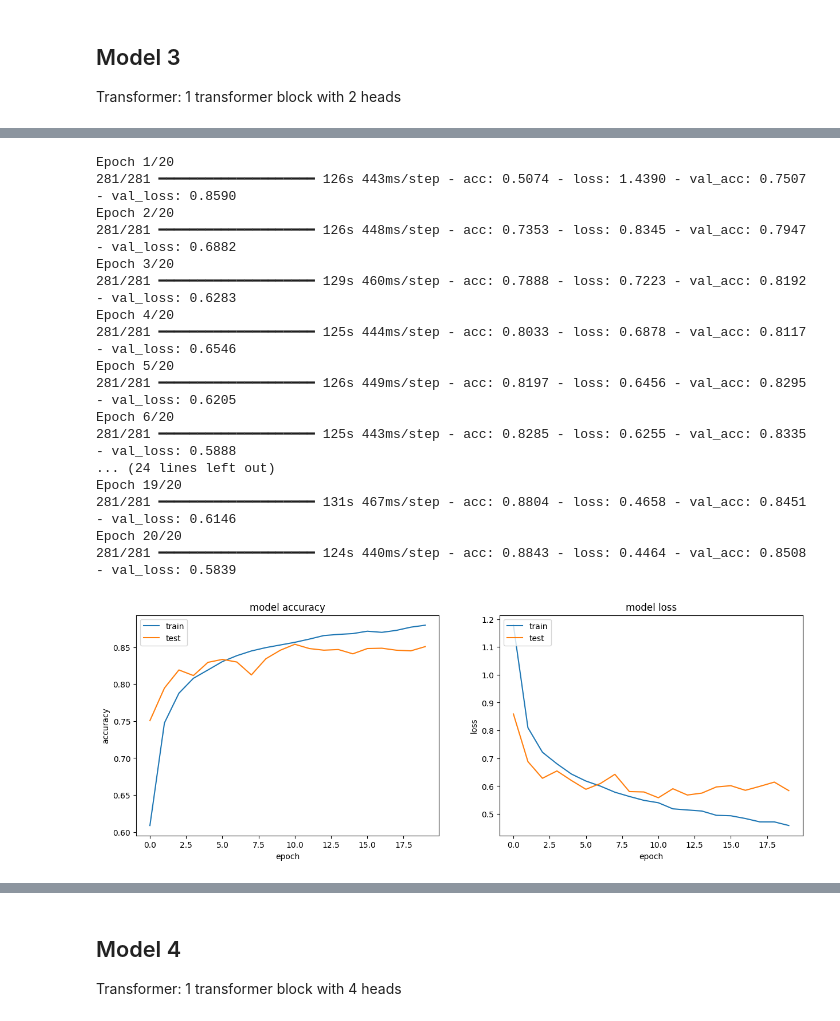
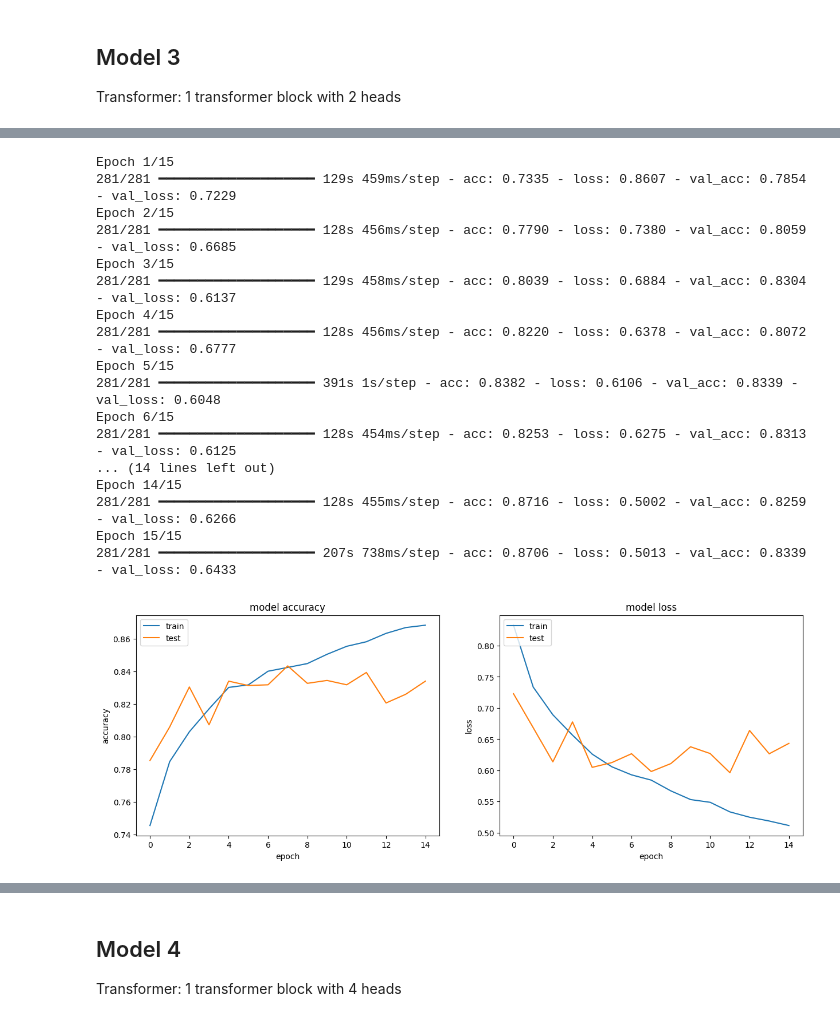
Before and after one commit to colew658/sequential_txt_clf, a Jupyter notebook: txt_clf.ipynb, the cells around one changed output, grey strips where cells are left out. Drawn from its saved outputs; the diff is of its cells as text; code cells hidden in the pictures.

Commit message:
Update transformer models

```diff
--- a/txt_clf.ipynb
+++ b/txt_clf.ipynb
@@ -670,34 +674,34 @@ Model: "functional_7"
  Non-trainable params: 1,548,950 (5.91 MB)
 None
 # %%
-histories_model3 = []
-tmp_model3 = model_xformer20_model3.fit(
-    X_train,
-    y_train_ohe,
-    validation_data=(X_test, y_test_ohe),
-    epochs=20,
-    batch_size=32,
-)
-histories_model3.append(tmp_model3)
-visual_performance(histories_model3)
+# histories_model3 = []
+# tmp_model3 = model_xformer20_model3.fit(
+#     X_train,
+#     y_train_ohe,
+#     validation_data=(X_test, y_test_ohe),
+#     epochs=15,
+#     batch_size=32,
+# )
+# histories_model3.append(tmp_model3)
+# visual_performance(histories_model3)
 # %% [output]
-Epoch 1/20
-281/281 ━━━━━━━━━━━━━━━━━━━━ 126s 443ms/step - acc: 0.5074 - loss: 1.4390 - val_acc: 0.7507 - val_loss: 0.8590
-Epoch 2/20
-281/281 ━━━━━━━━━━━━━━━━━━━━ 126s 448ms/step - acc: 0.7353 - loss: 0.8345 - val_acc: 0.7947 - val_loss: 0.6882
-Epoch 3/20
-281/281 ━━━━━━━━━━━━━━━━━━━━ 129s 460ms/step - acc: 0.7888 - loss: 0.7223 - val_acc: 0.8192 - val_loss: 0.6283
-Epoch 4/20
-281/281 ━━━━━━━━━━━━━━━━━━━━ 125s 444ms/step - acc: 0.8033 - loss: 0.6878 - val_acc: 0.8117 - val_loss: 0.6546
-Epoch 5/20
-281/281 ━━━━━━━━━━━━━━━━━━━━ 126s 449ms/step - acc: 0.8197 - loss: 0.6456 - val_acc: 0.8295 - val_loss: 0.6205
-Epoch 6/20
-281/281 ━━━━━━━━━━━━━━━━━━━━ 125s 443ms/step - acc: 0.8285 - loss: 0.6255 - val_acc: 0.8335 - val_loss: 0.5888
-... (24 lines left out)
-Epoch 19/20
-281/281 ━━━━━━━━━━━━━━━━━━━━ 131s 467ms/step - acc: 0.8804 - loss: 0.4658 - val_acc: 0.8451 - val_loss: 0.6146
-Epoch 20/20
-281/281 ━━━━━━━━━━━━━━━━━━━━ 124s 440ms/step - acc: 0.8843 - loss: 0.4464 - val_acc: 0.8508 - val_loss: 0.5839
+Epoch 1/15
+281/281 ━━━━━━━━━━━━━━━━━━━━ 129s 459ms/step - acc: 0.7335 - loss: 0.8607 - val_acc: 0.7854 - val_loss: 0.7229
+Epoch 2/15
+281/281 ━━━━━━━━━━━━━━━━━━━━ 128s 456ms/step - acc: 0.7790 - loss: 0.7380 - val_acc: 0.8059 - val_loss: 0.6685
+Epoch 3/15
+281/281 ━━━━━━━━━━━━━━━━━━━━ 129s 458ms/step - acc: 0.8039 - loss: 0.6884 - val_acc: 0.8304 - val_loss: 0.6137
+Epoch 4/15
+281/281 ━━━━━━━━━━━━━━━━━━━━ 128s 456ms/step - acc: 0.8220 - loss: 0.6378 - val_acc: 0.8072 - val_loss: 0.6777
+Epoch 5/15
+281/281 ━━━━━━━━━━━━━━━━━━━━ 391s 1s/step - acc: 0.8382 - loss: 0.6106 - val_acc: 0.8339 - val_loss: 0.6048
+Epoch 6/15
+281/281 ━━━━━━━━━━━━━━━━━━━━ 128s 454ms/step - acc: 0.8253 - loss: 0.6275 - val_acc: 0.8313 - val_loss: 0.6125
+... (14 lines left out)
+Epoch 14/15
+281/281 ━━━━━━━━━━━━━━━━━━━━ 128s 455ms/step - acc: 0.8716 - loss: 0.5002 - val_acc: 0.8259 - val_loss: 0.6266
+Epoch 15/15
+281/281 ━━━━━━━━━━━━━━━━━━━━ 207s 738ms/step - acc: 0.8706 - loss: 0.5013 - val_acc: 0.8339 - val_loss: 0.6433
-[figure, old version]
+[figure, new version]
 # %%
 # model_xformer20_model3.save("models/model3.keras")
```
Also changed, not shown: parts of 31 cells of this notebook, 7 other files.
